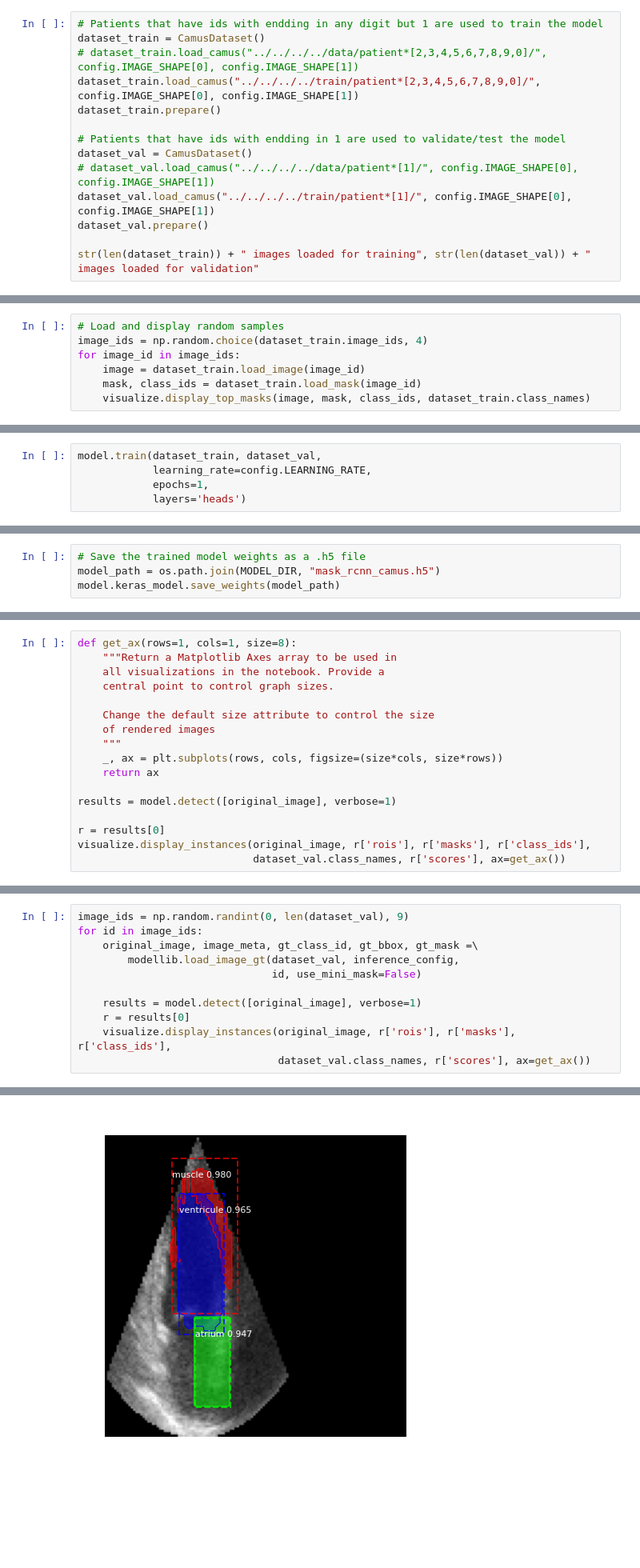
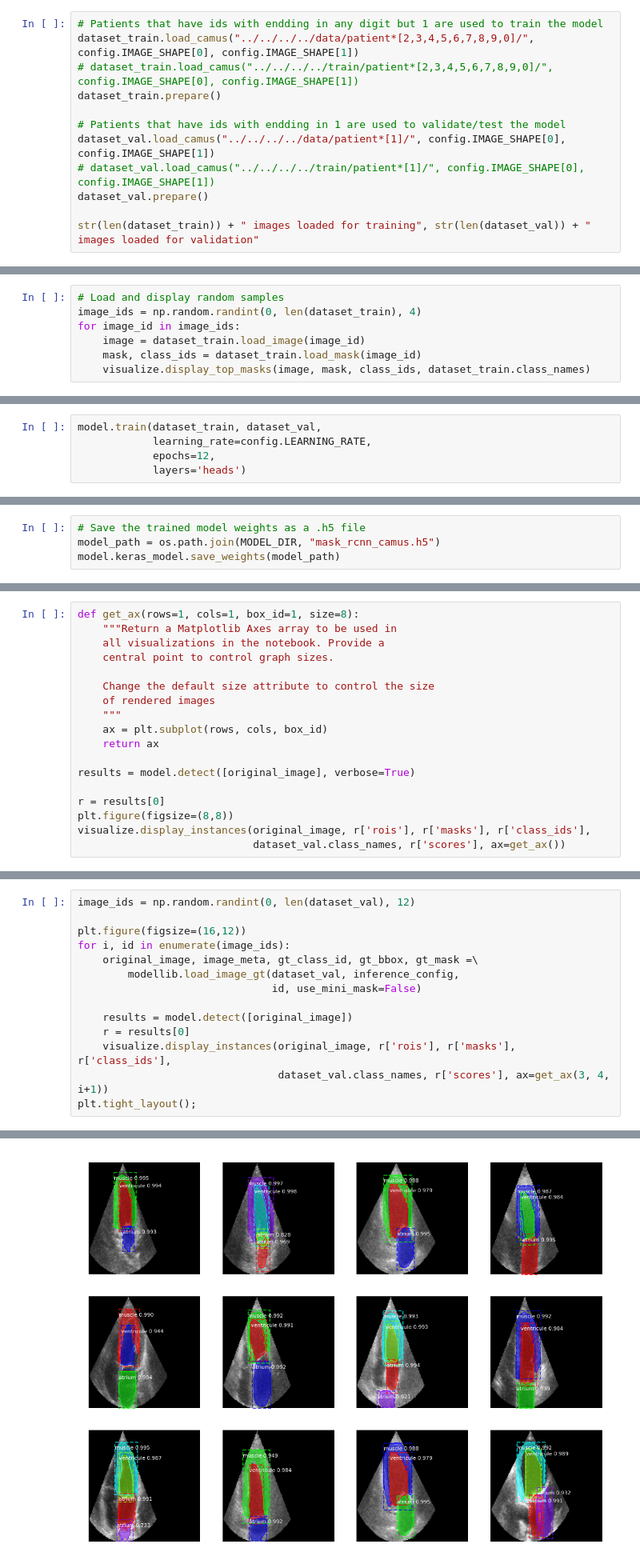
Before and after one commit to Tauffer-Consulting/Mask_RCNN, a Jupyter notebook: samples/camus/Build dataset with PNG images and traing Mask-CRNN model.ipynb, the cells around one changed output, grey strips where cells are left out. Shown at 80% size. Saved outputs shown, nothing was run; the diff lists cells and outputs as text; blank space fills up the shorter version.

```diff
--- a/samples/camus/Build dataset with PNG images and traing Mask-CRNN model.ipynb
+++ b/samples/camus/Build dataset with PNG images and traing Mask-CRNN model.ipynb
@@ -239,15 +150,13 @@ WEIGHT_DECAY                   0.0001
 3. Export weights to file
 # %%
 # Patients that have ids with endding in any digit but 1 are used to train the model
-dataset_train = CamusDataset()
-# dataset_train.load_camus("../../../../data/patient*[2,3,4,5,6,7,8,9,0]/", config.IMAGE_SHAPE[0], config.IMAGE_SHAPE[1])
-dataset_train.load_camus("../../../../train/patient*[2,3,4,5,6,7,8,9,0]/", config.IMAGE_SHAPE[0], config.IMAGE_SHAPE[1])
+dataset_train.load_camus("../../../../data/patient*[2,3,4,5,6,7,8,9,0]/", config.IMAGE_SHAPE[0], config.IMAGE_SHAPE[1])
+# dataset_train.load_camus("../../../../train/patient*[2,3,4,5,6,7,8,9,0]/", config.IMAGE_SHAPE[0], config.IMAGE_SHAPE[1])
 dataset_train.prepare()
 
 # Patients that have ids with endding in 1 are used to validate/test the model
-dataset_val = CamusDataset()
-# dataset_val.load_camus("../../../../data/patient*[1]/", config.IMAGE_SHAPE[0], config.IMAGE_SHAPE[1])
-dataset_val.load_camus("../../../../train/patient*[1]/", config.IMAGE_SHAPE[0], config.IMAGE_SHAPE[1])
+dataset_val.load_camus("../../../../data/patient*[1]/", config.IMAGE_SHAPE[0], config.IMAGE_SHAPE[1])
+# dataset_val.load_camus("../../../../train/patient*[1]/", config.IMAGE_SHAPE[0], config.IMAGE_SHAPE[1])
 dataset_val.prepare()
 
 str(len(dataset_train)) + " images loaded for training", str(len(dataset_val)) + " images loaded for validation"
@@ -256,6 +165,6 @@ str(len(dataset_train)) + " images loaded for training", str(len(dataset_val)) +
 # %%
 # Load and display random samples
-image_ids = np.random.choice(dataset_train.image_ids, 4)
+image_ids = np.random.randint(0, len(dataset_train), 4)
 for image_id in image_ids:
     image = dataset_train.load_image(image_id)
     mask, class_ids = dataset_train.load_mask(image_id)
@@ -279,5 +188,5 @@ model.load_weights(COCO_MODEL_PATH, by_name=True,
 # %%
 model.train(dataset_train, dataset_val,
             learning_rate=config.LEARNING_RATE,
-            epochs=1,
+            epochs=12,
             layers='heads')
@@ -342,5 +265,5 @@ gt_mask                  shape: (128, 128, 3)         min:    0.00000  max:    3
 # %%
-def get_ax(rows=1, cols=1, size=8):
+def get_ax(rows=1, cols=1, box_id=1, size=8):
     """Return a Matplotlib Axes array to be used in
     all visualizations in the notebook. Provide a
     central point to control graph sizes.
@@ -348,12 +271,13 @@ def get_ax(rows=1, cols=1, size=8):
     Change the default size attribute to control the size
     of rendered images
     """
-    _, ax = plt.subplots(rows, cols, figsize=(size*cols, size*rows))
+    ax = plt.subplot(rows, cols, box_id)
     return ax
 
-results = model.detect([original_image], verbose=1)
+results = model.detect([original_image], verbose=True)
 
 r = results[0]
+plt.figure(figsize=(8,8))
 visualize.display_instances(original_image, r['rois'], r['masks'], r['class_ids'],
                             dataset_val.class_names, r['scores'], ax=get_ax())
 # %% [output]
@@ -366,12 +290,15 @@ anchors                  shape: (1, 4092, 4)          min:   -0.71267  max:    1
 # %%
-image_ids = np.random.randint(0, len(dataset_val), 9)
-for id in image_ids:
+image_ids = np.random.randint(0, len(dataset_val), 12)
+
+plt.figure(figsize=(16,12))
+for i, id in enumerate(image_ids):
     original_image, image_meta, gt_class_id, gt_bbox, gt_mask =\
         modellib.load_image_gt(dataset_val, inference_config,
                                id, use_mini_mask=False)
 
-    results = model.detect([original_image], verbose=1)
+    results = model.detect([original_image])
     r = results[0]
     visualize.display_instances(original_image, r['rois'], r['masks'], r['class_ids'],
-                                dataset_val.class_names, r['scores'], ax=get_ax())
+                                dataset_val.class_names, r['scores'], ax=get_ax(3, 4, i+1))
+plt.tight_layout();
 # %% [output]
@@ -395 +305 @@ anchors                  shape: (1, 4092, 4)          min:   -0.71267  max:    1
-[figure, old version]
+[figure, new version]
```
Also changed, not shown: parts of 15 cells of this notebook, 2 other files.
